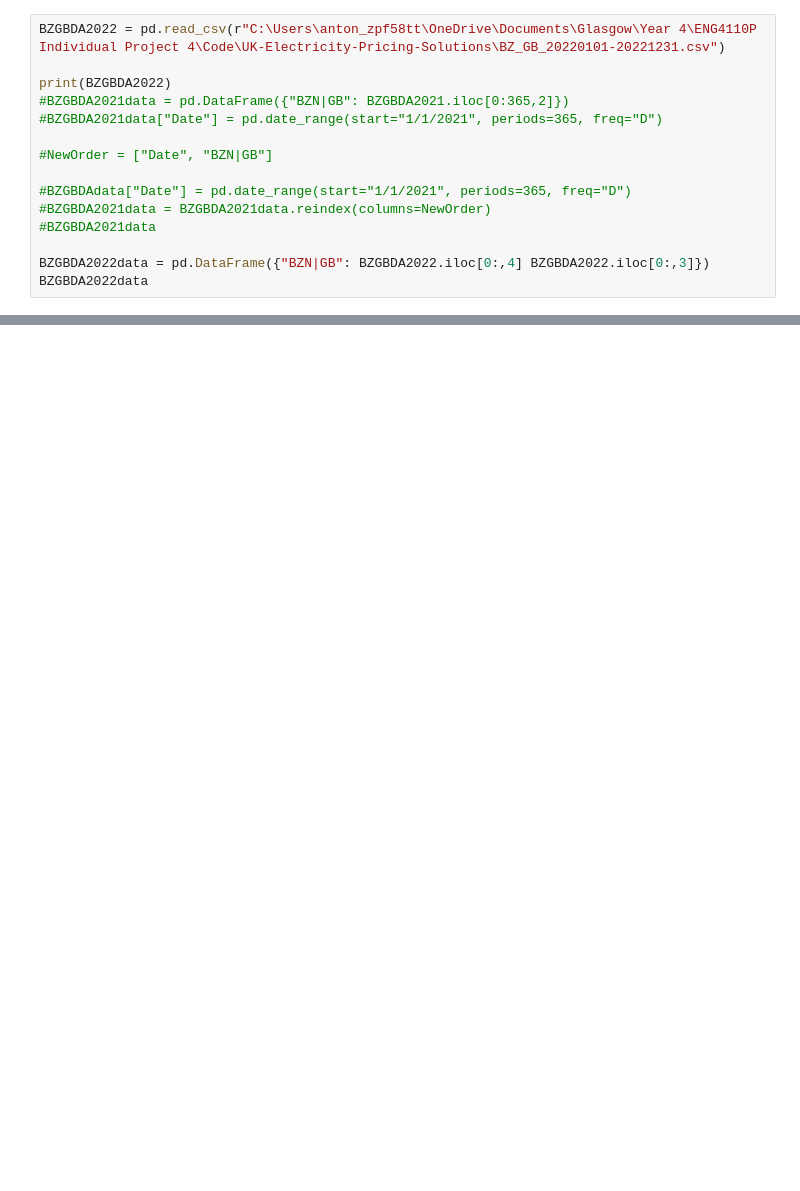
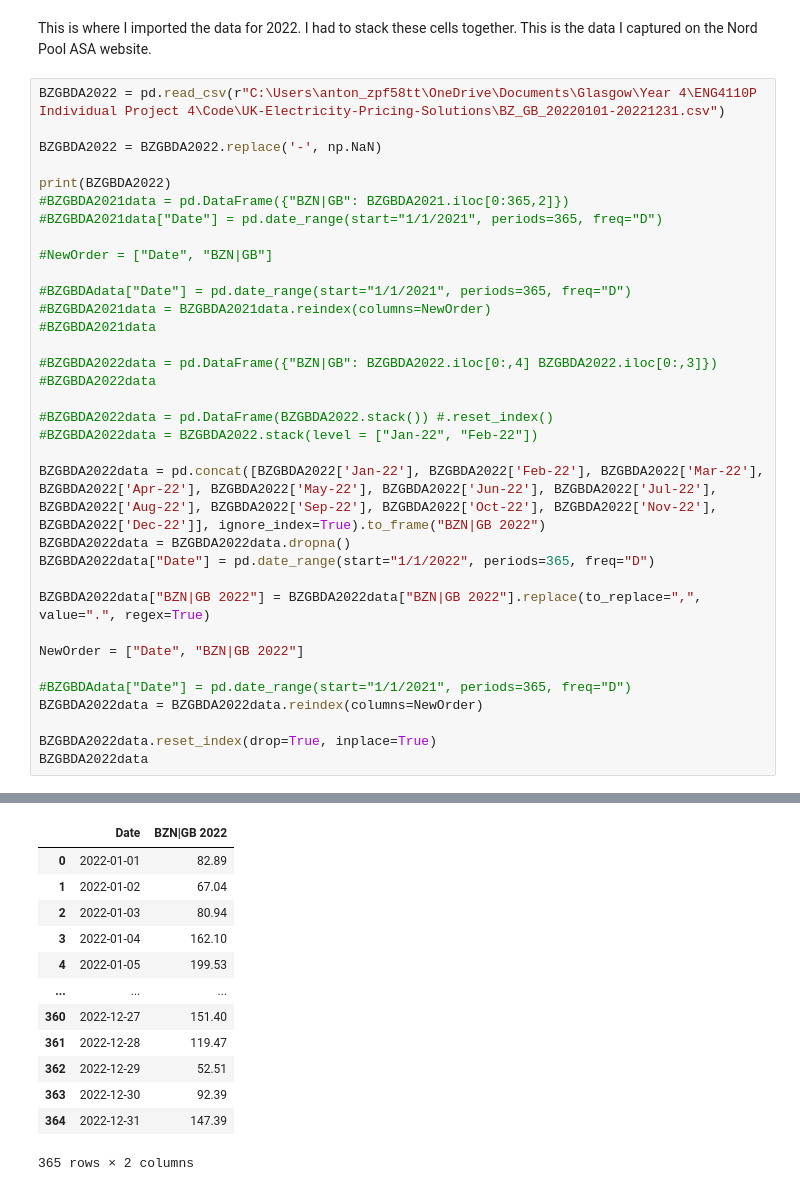
Before and after one commit to jsap2000/UK-Electricity-Pricing-Solutions, a Jupyter notebook: BZ_GB_20210101-20221231.ipynb, the cells around one changed output, grey strips where cells are left out. Saved outputs shown, nothing was run; the diff lists cells and outputs as text; blank space fills up the shorter version.

```diff
--- a/BZ_GB_20210101-20221231.ipynb
+++ b/BZ_GB_20210101-20221231.ipynb
@@ -35,6 +41,10 @@ BZGBDA2021data
 365 rows × 2 columns
+# %% [markdown]
+This is where I imported the data for 2022. I had to stack these cells together. This is the data I captured on the Nord Pool ASA website.
 # %%
 BZGBDA2022 = pd.read_csv(r"C:\Users\anton_zpf58tt\OneDrive\Documents\Glasgow\Year 4\ENG4110P Individual Project 4\Code\UK-Electricity-Pricing-Solutions\BZ_GB_20220101-20221231.csv")
+
+BZGBDA2022 = BZGBDA2022.replace('-', np.NaN)
 
 print(BZGBDA2022)
 #BZGBDA2021data = pd.DataFrame({"BZN|GB": BZGBDA2021.iloc[0:365,2]})
@@ -46,6 +56,23 @@ print(BZGBDA2022)
 #BZGBDA2021data = BZGBDA2021data.reindex(columns=NewOrder)
 #BZGBDA2021data
 
-BZGBDA2022data = pd.DataFrame({"BZN|GB": BZGBDA2022.iloc[0:,4] BZGBDA2022.iloc[0:,3]})
+#BZGBDA2022data = pd.DataFrame({"BZN|GB": BZGBDA2022.iloc[0:,4] BZGBDA2022.iloc[0:,3]})
+#BZGBDA2022data
+
+#BZGBDA2022data = pd.DataFrame(BZGBDA2022.stack()) #.reset_index()
+#BZGBDA2022data = BZGBDA2022.stack(level = ["Jan-22", "Feb-22"])
+
+BZGBDA2022data = pd.concat([BZGBDA2022['Jan-22'], BZGBDA2022['Feb-22'], BZGBDA2022['Mar-22'], BZGBDA2022['Apr-22'], BZGBDA2022['May-22'], BZGBDA2022['Jun-22'], BZGBDA2022['Jul-22'], BZGBDA2022['Aug-22'], BZGBDA2022['Sep-22'], BZGBDA2022['Oct-22'], BZGBDA2022['Nov-22'], BZGBDA2022['Dec-22']], ignore_index=True).to_frame("BZN|GB 2022")
+BZGBDA2022data = BZGBDA2022data.dropna()
+BZGBDA2022data["Date"] = pd.date_range(start="1/1/2022", periods=365, freq="D")
+
+BZGBDA2022data["BZN|GB 2022"] = BZGBDA2022data["BZN|GB 2022"].replace(to_replace=",", value=".", regex=True)
+
+NewOrder = ["Date", "BZN|GB 2022"]
+
+#BZGBDAdata["Date"] = pd.date_range(start="1/1/2021", periods=365, freq="D")
+BZGBDA2022data = BZGBDA2022data.reindex(columns=NewOrder)
+
+BZGBDA2022data.reset_index(drop=True, inplace=True)
 BZGBDA2022data
 # %% [output]
@@ -52,0 +96,13 @@ SyntaxError: invalid syntax (3513647728.py, line 13)
+|  | Date | BZN|GB 2022 |
+| 0 | 2022-01-01 | 82.89 |
+| 1 | 2022-01-02 | 67.04 |
+| 2 | 2022-01-03 | 80.94 |
+| 3 | 2022-01-04 | 162.10 |
+| 4 | 2022-01-05 | 199.53 |
+| ... | ... | ... |
+| 360 | 2022-12-27 | 151.40 |
+| 361 | 2022-12-28 | 119.47 |
+| 362 | 2022-12-29 | 52.51 |
+| 363 | 2022-12-30 | 92.39 |
+| 364 | 2022-12-31 | 147.39 |
+365 rows × 2 columns
```
Also changed, not shown: parts of 8 cells of this notebook.
